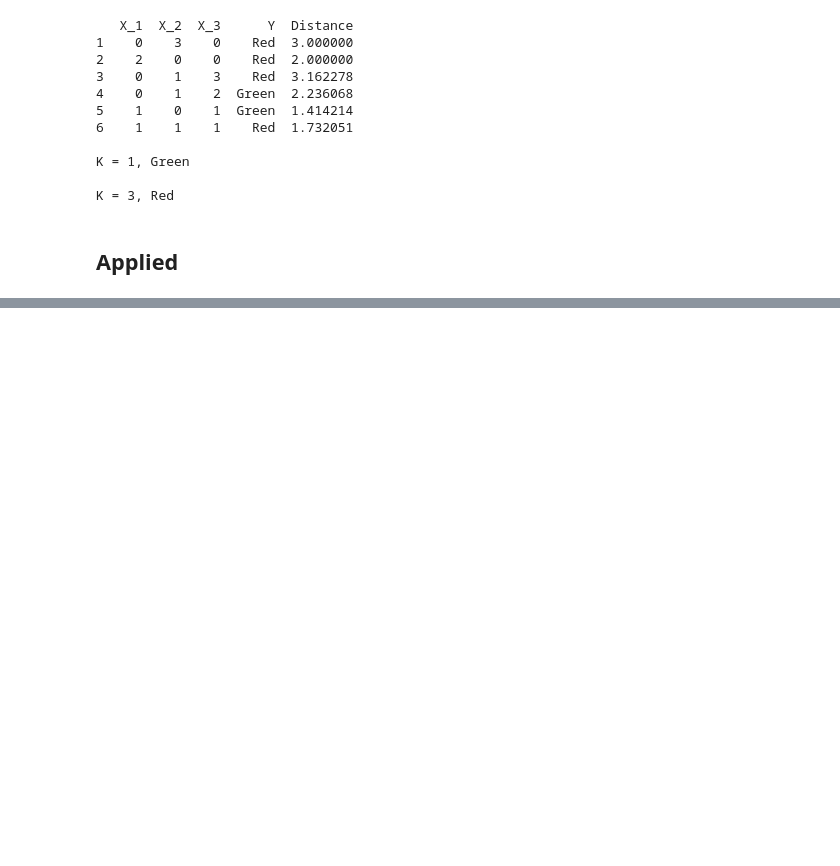
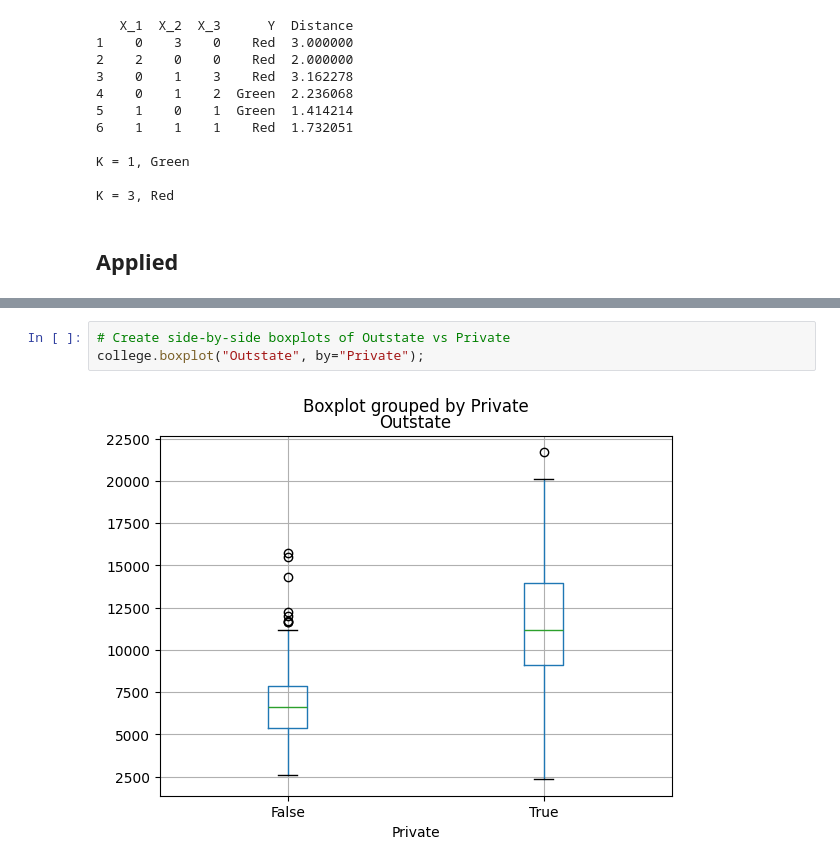
Before and after one commit to VinEdw/intro-statistical-learning, a Jupyter notebook: 2_statistical_learning.ipynb, the cells around one changed output, grey strips where cells are left out. Cells and saved outputs as stored; diff of their text form; blank space fills up the shorter version.

```diff
--- a/2_statistical_learning.ipynb
+++ b/2_statistical_learning.ipynb
@@ -223,0 +319,5 @@ K = 3, Red
+# %%
+# Create side-by-side boxplots of Outstate vs Private
+college.boxplot("Outstate", by="Private");
+# %% [output]
+[figure, added]
```
Also changed, not shown: parts of 33 cells of this notebook.
